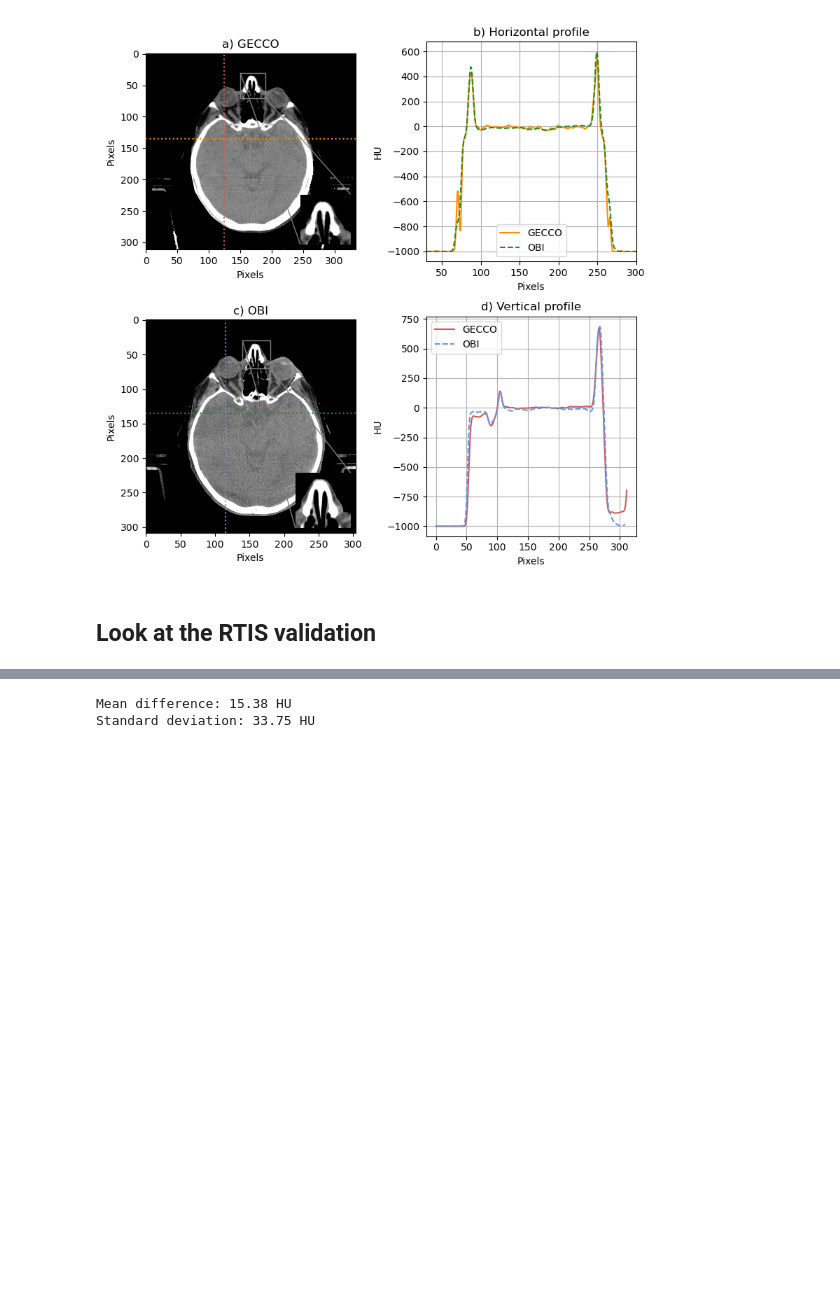
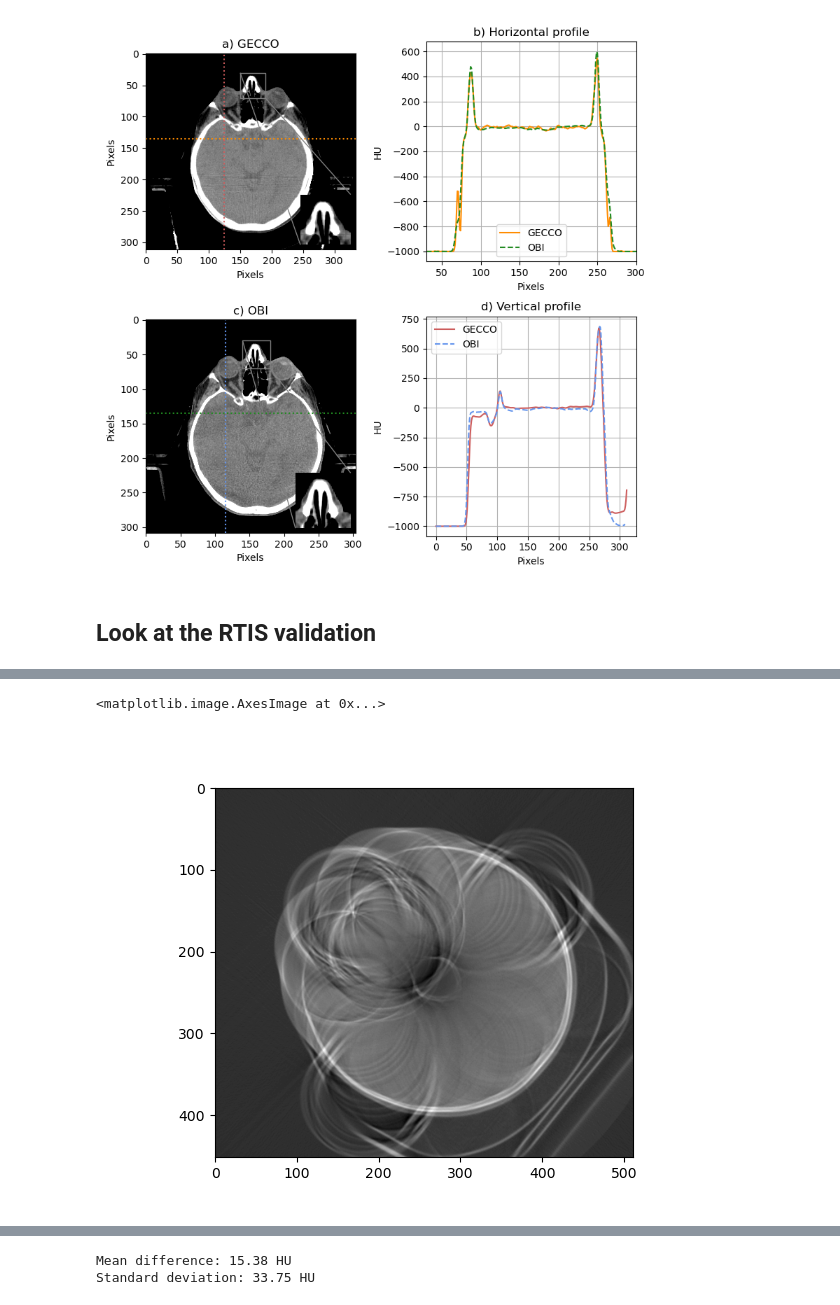
Before and after one commit to jerichooconnell/work-dfci, a Jupyter notebook: 3-jupyter_notebooks_paper/1.1-CNS_patient_paper/2.2-simulate_GECCO_RTIS_CNS_figure.ipynb, the cells around one changed output, grey strips where cells are left out. Saved outputs shown, nothing was run; the diff lists cells and outputs as text; code cells hidden in the pictures; blank space fills up the shorter version.

```diff
--- a/3-jupyter_notebooks_paper/1.1-CNS_patient_paper/2.2-simulate_GECCO_RTIS_CNS_figure.ipynb
+++ b/3-jupyter_notebooks_paper/1.1-CNS_patient_paper/2.2-simulate_GECCO_RTIS_CNS_figure.ipynb
@@ -340,0 +393,6 @@ phantom_rtis.reweight(100,scat=0.05,mAs=400)
+# %%
+plt.figure()
+plt.imshow(phantom_rtis.img[0], cmap='gray')
+# %% [output]
+<matplotlib.image.AxesImage at 0x...>
+[figure, added]
```
Also changed, not shown: parts of 18 cells of this notebook, 14 other files.
